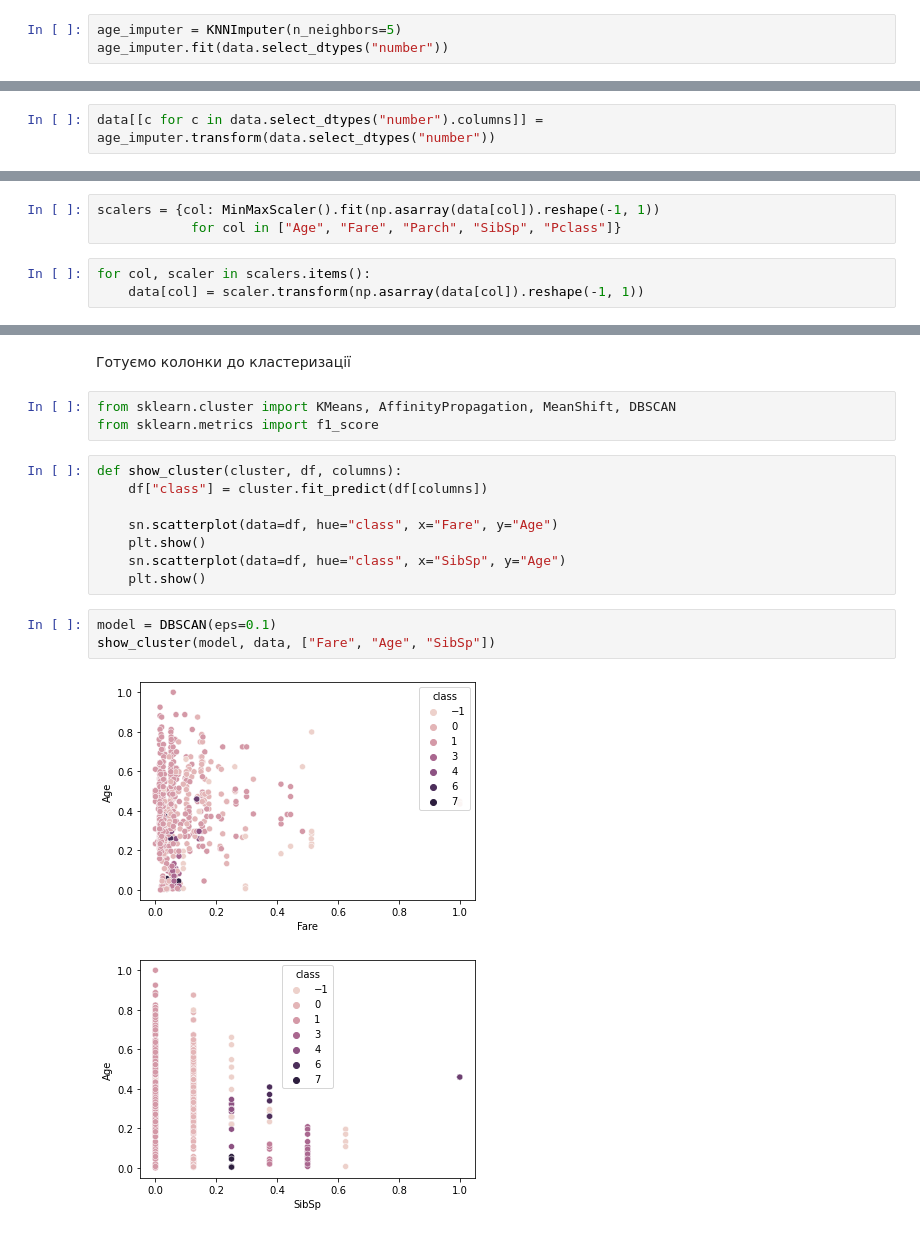
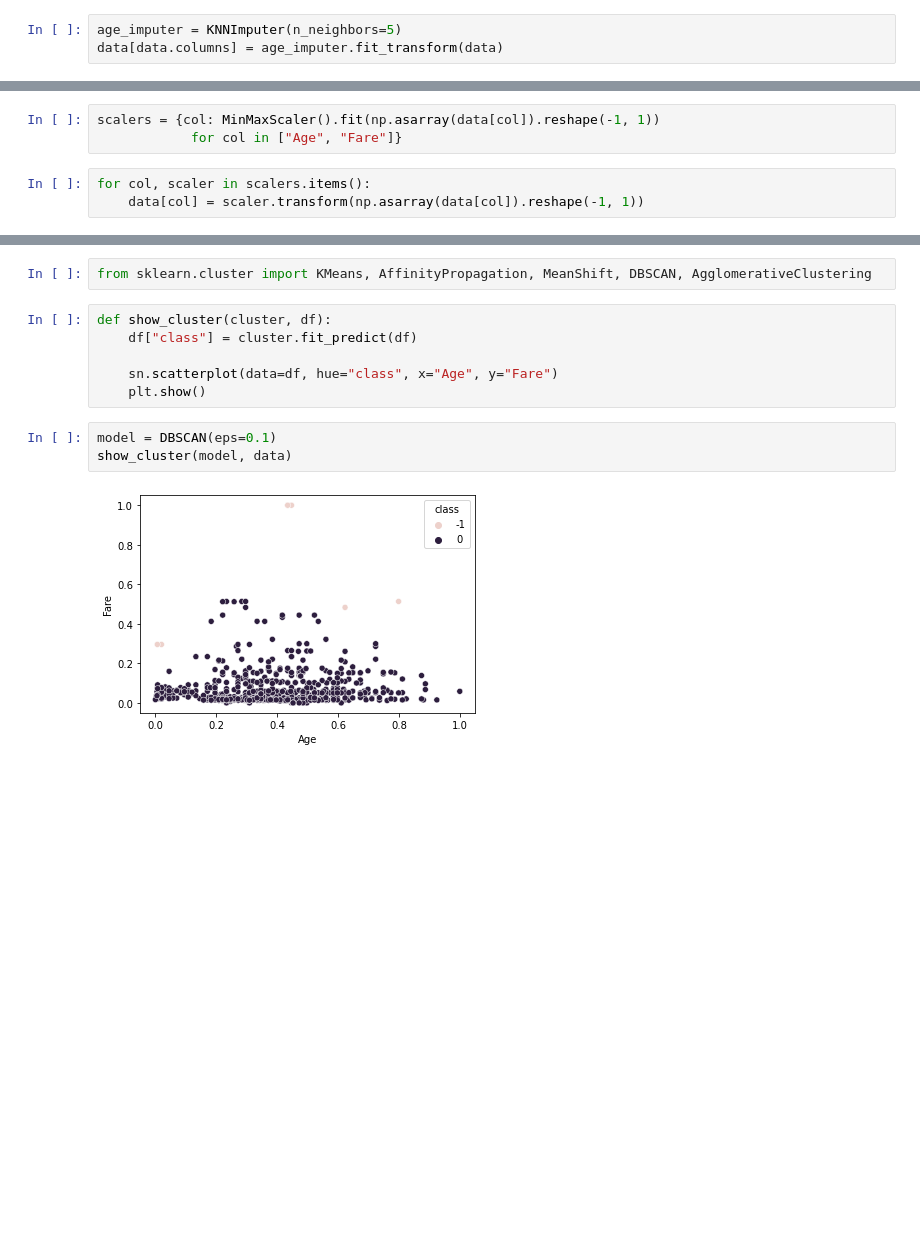
Before and after one commit to Valemos/ml_labs, a Jupyter notebook: lab3_titanic/experiments.ipynb, the cells around one changed output, grey strips where cells are left out. Saved outputs shown, nothing was run; the diff lists cells and outputs as text; blank space fills up the shorter version.

```diff
--- a/lab3_titanic/experiments.ipynb
+++ b/lab3_titanic/experiments.ipynb
@@ -96,3 +34,3 @@ sn.histplot(data=data, x="Age", hue="Survived")
 # %%
 age_imputer = KNNImputer(n_neighbors=5)
-age_imputer.fit(data.select_dtypes("number"))
+data[data.columns] = age_imputer.fit_transform(data)
@@ -101,2 +36,0 @@ KNNImputer()
-# %%
-data[[c for c in data.select_dtypes("number").columns]] = age_imputer.transform(data.select_dtypes("number"))
@@ -148,6 +73,6 @@ data.describe()
 # %%
 scalers = {col: MinMaxScaler().fit(np.asarray(data[col]).reshape(-1, 1))
-            for col in ["Age", "Fare", "Parch", "SibSp", "Pclass"]}
+            for col in ["Age", "Fare"]}
 # %%
 for col, scaler in scalers.items():
     data[col] = scaler.transform(np.asarray(data[col]).reshape(-1, 1))
@@ -175,20 +100,14 @@ data.sample(5)
-# %% [markdown]
-Готуємо колонки до кластеризації
 # %%
-from sklearn.cluster import KMeans, AffinityPropagation, MeanShift, DBSCAN
-from sklearn.metrics import f1_score
+from sklearn.cluster import KMeans, AffinityPropagation, MeanShift, DBSCAN, AgglomerativeClustering
 # %%
-def show_cluster(cluster, df, columns):
-    df["class"] = cluster.fit_predict(df[columns])
+def show_cluster(cluster, df):
+    df["class"] = cluster.fit_predict(df)
 
-    sn.scatterplot(data=df, hue="class", x="Fare", y="Age")
+    sn.scatterplot(data=df, hue="class", x="Age", y="Fare")
     plt.show()
-    sn.scatterplot(data=df, hue="class", x="SibSp", y="Age")
-    plt.show()
 # %%
 model = DBSCAN(eps=0.1)
-show_cluster(model, data, ["Fare", "Age", "SibSp"])
+show_cluster(model, data)
 # %% [output]
-[figure, old version]
+[figure, new version]
-[figure, removed]
 # %%
```
Also changed, not shown: parts of 27 cells of this notebook.
